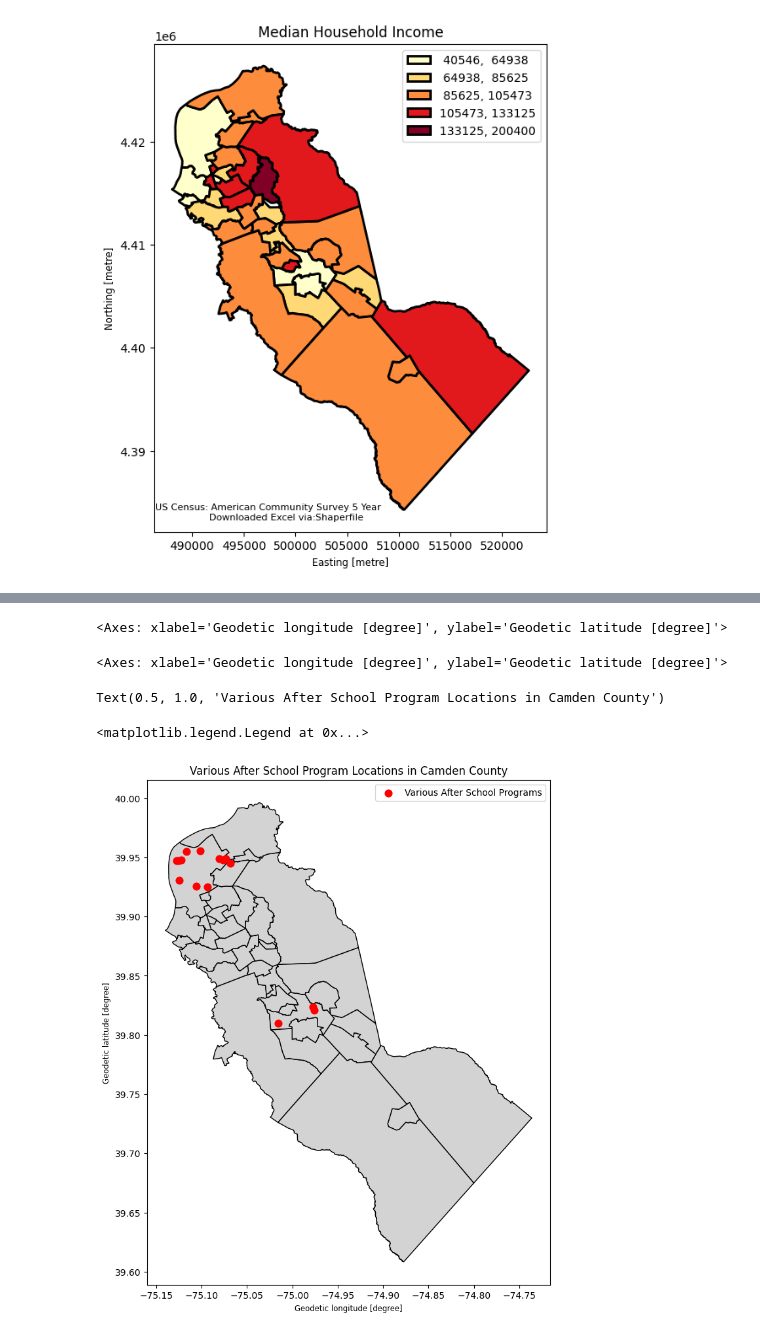
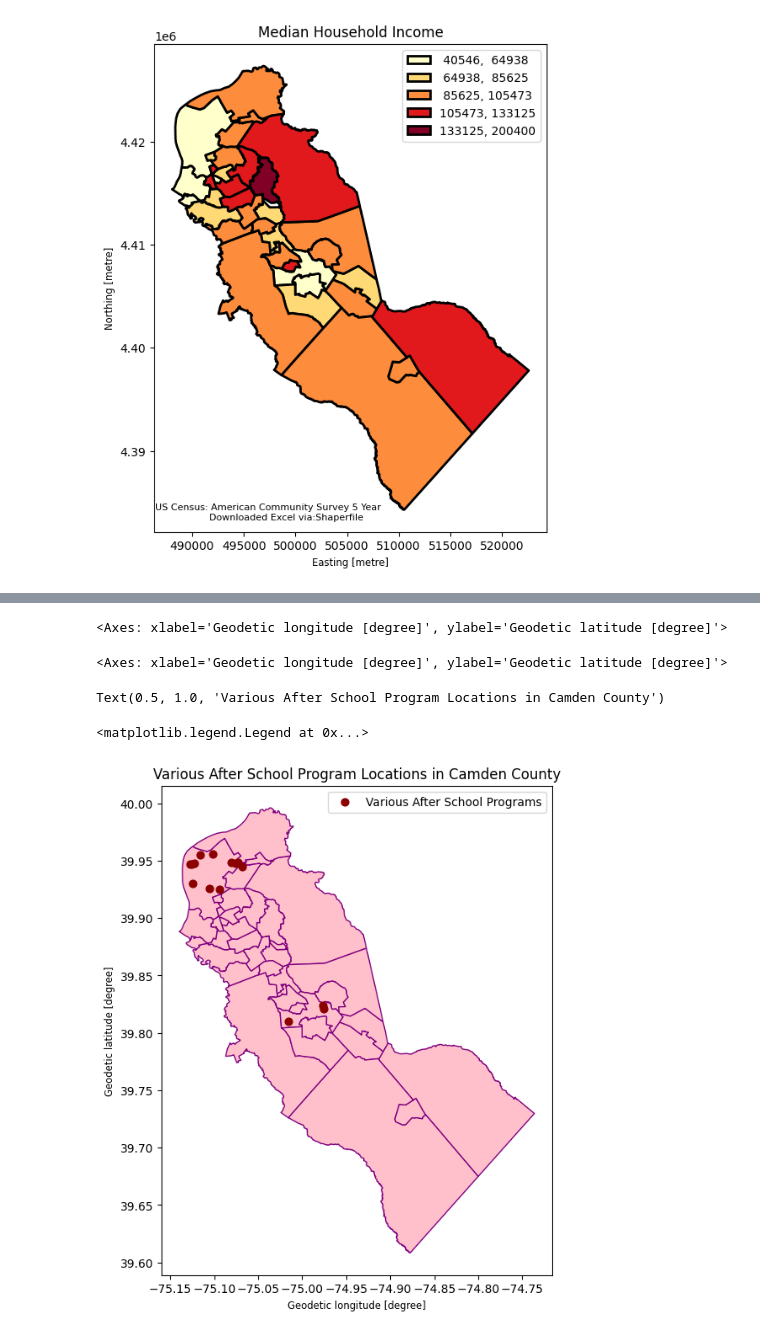
Before and after one commit to MhiyaJ/My-GIS-Stuff, a Jupyter notebook: After School Programs.ipynb, the cells around one changed output, grey strips where cells are left out. Saved outputs shown, nothing was run; the diff lists cells and outputs as text; code cells hidden in the pictures.

```diff
--- a/After School Programs.ipynb
+++ b/After School Programs.ipynb
@@ -634,29 +634,33 @@ PrgGen
 | 22 | The Neighborhood Center in Camden | 278 Kaighns Ave | Camden | 8103.0 | General | 39.93045934278252, -75.1245304202... |
 | 23 | One Accord, Inc. | 4106 Terrace Ave | Pennsauken | 8109.0 | General | 39.94494596041774, -75.0683929626... |
 # %%
+from shapely.geometry import Point
+import geopandas as gpd
+import matplotlib.pyplot as plt
+
 # Split coordinates into Latitude and Longitude (Note: points in 'geometry' are formatted as 'Lat, Lon')
 coords = PrgGen['geometry'].str.split(',', expand=True)
 lat = pd.to_numeric(coords[0], errors='coerce')
 lon = pd.to_numeric(coords[1], errors='coerce')
 
 # Create a GeoDataFrame from the points using EPSG:4326 CRS (WGS84 lat/lon)
 geometry_points = [Point(xy) for xy in zip(lon, lat)]
 PrgGen_gpd = gpd.GeoDataFrame(PrgGen, geometry=geometry_points, crs="EPSG:4326")
 
 # Ensure both GeoDataFrames use the same Coordinate Reference System (CRS) for mapping
 njMun_gpd = njMun.to_crs(epsg=4326)
 
 # Create the plot
-fig, ax = plt.subplots(figsize=(8, 10))
-njMun_gpd.plot(ax=ax, color='lightlightgrey' if 'lightlightgrey' in plt.colormaps() else 'lightgrey', edgecolor='black', linewidth=1)
-PrgGen_gpd.plot(ax=ax, color='red', marker='o', markersize=60, label='Various After School Programs')
+fig, ax = plt.subplots(figsize=(6, 8))
+njMun_gpd.plot(ax=ax, color='pink' if 'pink' in plt.colormaps() else 'pink', edgecolor='purple', linewidth=1)
+PrgGen_gpd.plot(ax=ax, color='darkred', marker='o', markersize=40, label='Various After School Programs')
 
 plt.title('Various After School Program Locations in Camden County')
 plt.legend()
 plt.show()
 # %% [output]
 <Axes: xlabel='Geodetic longitude [degree]', ylabel='Geodetic latitude [degree]'>
 <Axes: xlabel='Geodetic longitude [degree]', ylabel='Geodetic latitude [degree]'>
 Text(0.5, 1.0, 'Various After School Program Locations in Camden County')
 <matplotlib.legend.Legend at 0x...>
-[figure, old version]
+[figure, new version]
```
Also changed, not shown: parts of 3 cells of this notebook.
